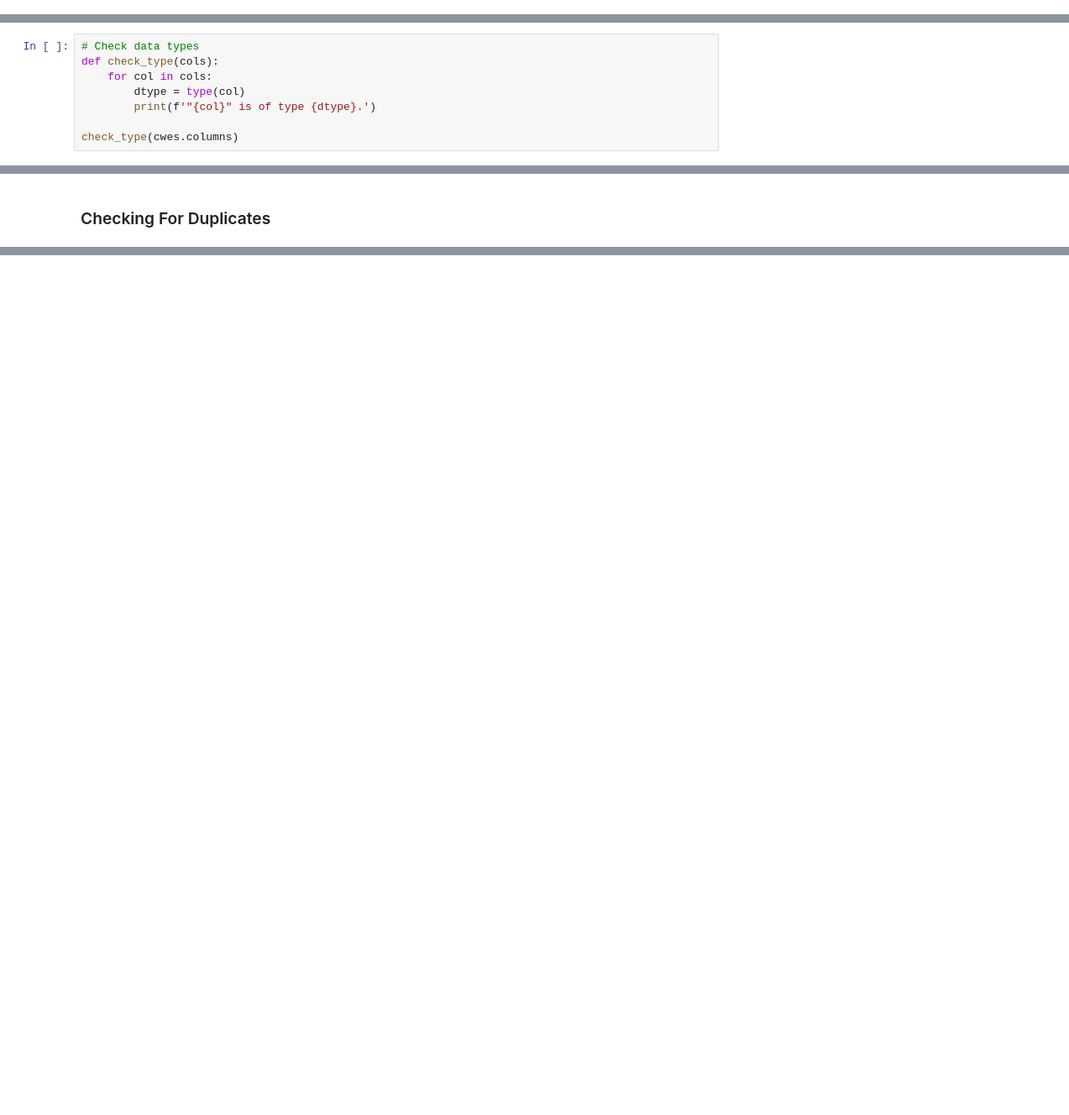
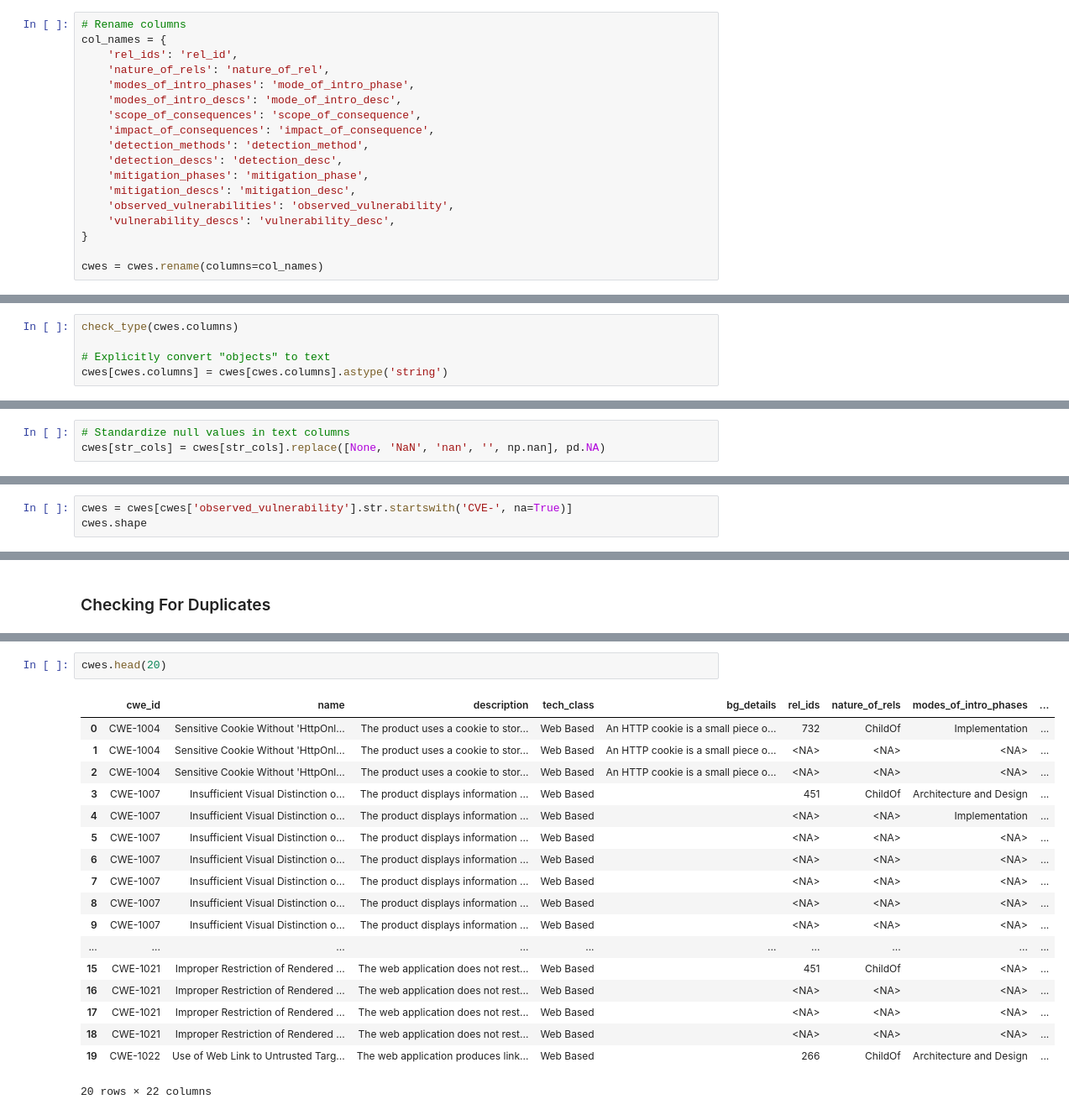
Before and after one commit to JBrocklyAnderson/practice-project, a Jupyter notebook: notebooks/APT_IoT_CVE_EDA.ipynb, the cells around one changed output, grey strips where cells are left out. Shown at 84% size. Cells and saved outputs as stored; diff of their text form; blank space fills up the shorter version.

```diff
--- a/notebooks/APT_IoT_CVE_EDA.ipynb
+++ b/notebooks/APT_IoT_CVE_EDA.ipynb
@@ -697,0 +716,18 @@ The goal is now to continue preprocessing the data—looking at data types, chec
+# %%
+# Rename columns
+col_names = {
+    'rel_ids': 'rel_id',
+    'nature_of_rels': 'nature_of_rel',
+    'modes_of_intro_phases': 'mode_of_intro_phase',
+    'modes_of_intro_descs': 'mode_of_intro_desc',
+    'scope_of_consequences': 'scope_of_consequence',
+    'impact_of_consequences': 'impact_of_consequence',
+    'detection_methods': 'detection_method',
+    'detection_descs': 'detection_desc',
+    'mitigation_phases': 'mitigation_phase',
+    'mitigation_descs': 'mitigation_desc',
+    'observed_vulnerabilities': 'observed_vulnerability',
+    'vulnerability_descs': 'vulnerability_desc',
+}
+
+cwes = cwes.rename(columns=col_names)
@@ -825,13 +862,10 @@ Name: count, dtype: int64
 # %% [markdown]
 ### Checking Data Types
 # %%
-# Check data types
-def check_type(cols):
-    for col in cols:
-        dtype = type(col)
-        print(f'"{col}" is of type {dtype}.')
+check_type(cwes.columns)
 
-check_type(cwes.columns)
+# Explicitly convert "objects" to text
+cwes[cwes.columns] = cwes[cwes.columns].astype('string')
 # %% [output]
 "cwe_id" is of type <class 'str'>.
 "name" is of type <class 'str'>.
@@ -865,0 +916,3 @@ cwes[str_cols] = cwes[str_cols].apply(lambda x: x.str.strip())
+# %%
+# Standardize null values in text columns
+cwes[str_cols] = cwes[str_cols].replace([None, 'NaN', 'nan', '', np.nan], pd.NA)
@@ -865,0 +938,3 @@ cwes[str_cols] = cwes[str_cols].apply(lambda x: x.str.strip())
+# %%
+cwes = cwes[cwes['observed_vulnerability'].str.startswith('CVE-', na=True)]
+cwes.shape
@@ -906,0 +1102,21 @@ Name: count, Length: 664, dtype: int64
+# %%
+cwes.head(20)
+# %% [output]
+|  | cwe_id | name | description | tech_class | bg_details | rel_ids | nature_of_rels | modes_of_intro_phases | ... |
+| 0 | CWE-1004 | Sensitive Cookie Without 'HttpOnl... | The product uses a cookie to stor... | Web Based | An HTTP cookie is a small piece o... | 732 | ChildOf | Implementation | ... |
+| 1 | CWE-1004 | Sensitive Cookie Without 'HttpOnl... | The product uses a cookie to stor... | Web Based | An HTTP cookie is a small piece o... | <NA> | <NA> | <NA> | ... |
+| 2 | CWE-1004 | Sensitive Cookie Without 'HttpOnl... | The product uses a cookie to stor... | Web Based | An HTTP cookie is a small piece o... | <NA> | <NA> | <NA> | ... |
+| 3 | CWE-1007 | Insufficient Visual Distinction o... | The product displays information ... | Web Based |  | 451 | ChildOf | Architecture and Design | ... |
+| 4 | CWE-1007 | Insufficient Visual Distinction o... | The product displays information ... | Web Based |  | <NA> | <NA> | Implementation | ... |
+| 5 | CWE-1007 | Insufficient Visual Distinction o... | The product displays information ... | Web Based |  | <NA> | <NA> | <NA> | ... |
+| 6 | CWE-1007 | Insufficient Visual Distinction o... | The product displays information ... | Web Based |  | <NA> | <NA> | <NA> | ... |
+| 7 | CWE-1007 | Insufficient Visual Distinction o... | The product displays information ... | Web Based |  | <NA> | <NA> | <NA> | ... |
+| 8 | CWE-1007 | Insufficient Visual Distinction o... | The product displays information ... | Web Based |  | <NA> | <NA> | <NA> | ... |
+| 9 | CWE-1007 | Insufficient Visual Distinction o... | The product displays information ... | Web Based |  | <NA> | <NA> | <NA> | ... |
+| ... | ... | ... | ... | ... | ... | ... | ... | ... | ... |
+| 15 | CWE-1021 | Improper Restriction of Rendered ... | The web application does not rest... | Web Based |  | 451 | ChildOf | <NA> | ... |
+| 16 | CWE-1021 | Improper Restriction of Rendered ... | The web application does not rest... | Web Based |  | <NA> | <NA> | <NA> | ... |
+| 17 | CWE-1021 | Improper Restriction of Rendered ... | The web application does not rest... | Web Based |  | <NA> | <NA> | <NA> | ... |
+| 18 | CWE-1021 | Improper Restriction of Rendered ... | The web application does not rest... | Web Based |  | <NA> | <NA> | <NA> | ... |
+| 19 | CWE-1022 | Use of Web Link to Untrusted Targ... | The web application produces link... | Web Based |  | 266 | ChildOf | Architecture and Design | ... |
+20 rows × 22 columns
```
Also changed, not shown: parts of 44 cells of this notebook, 9 other files.
